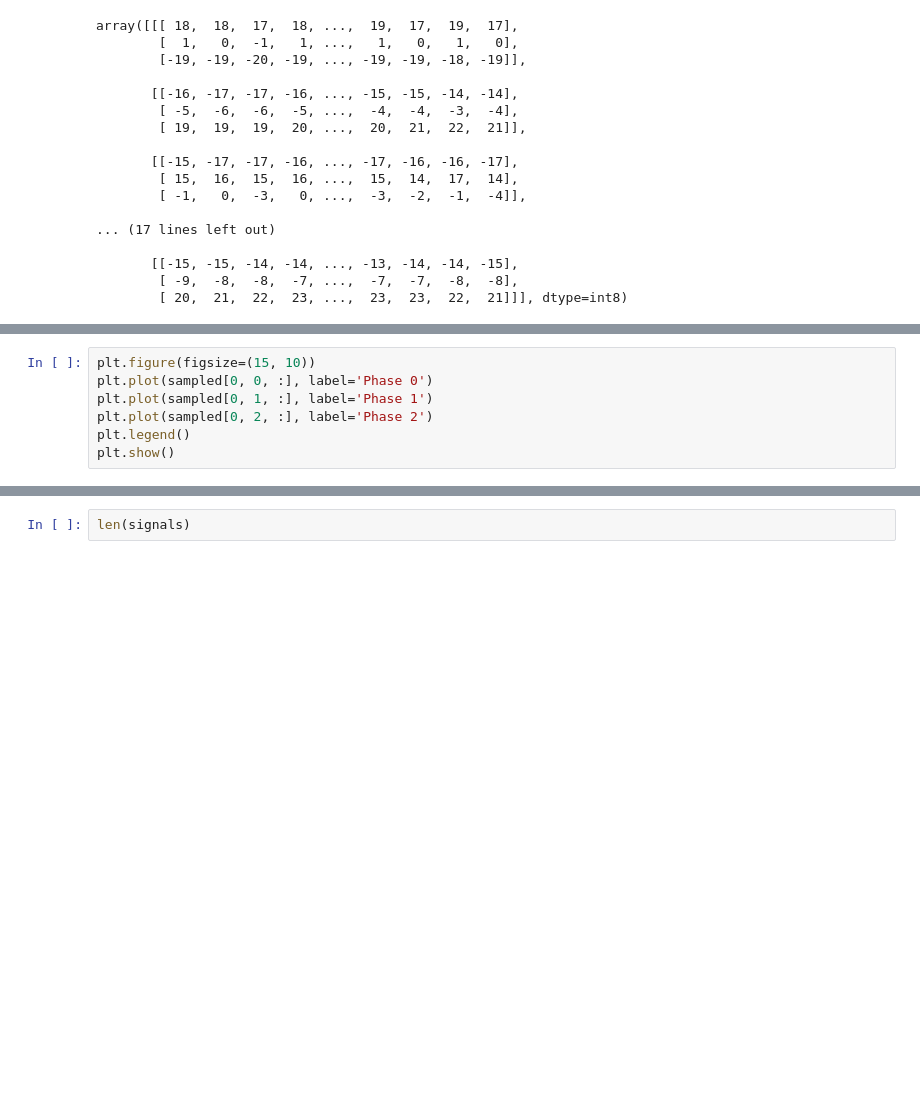
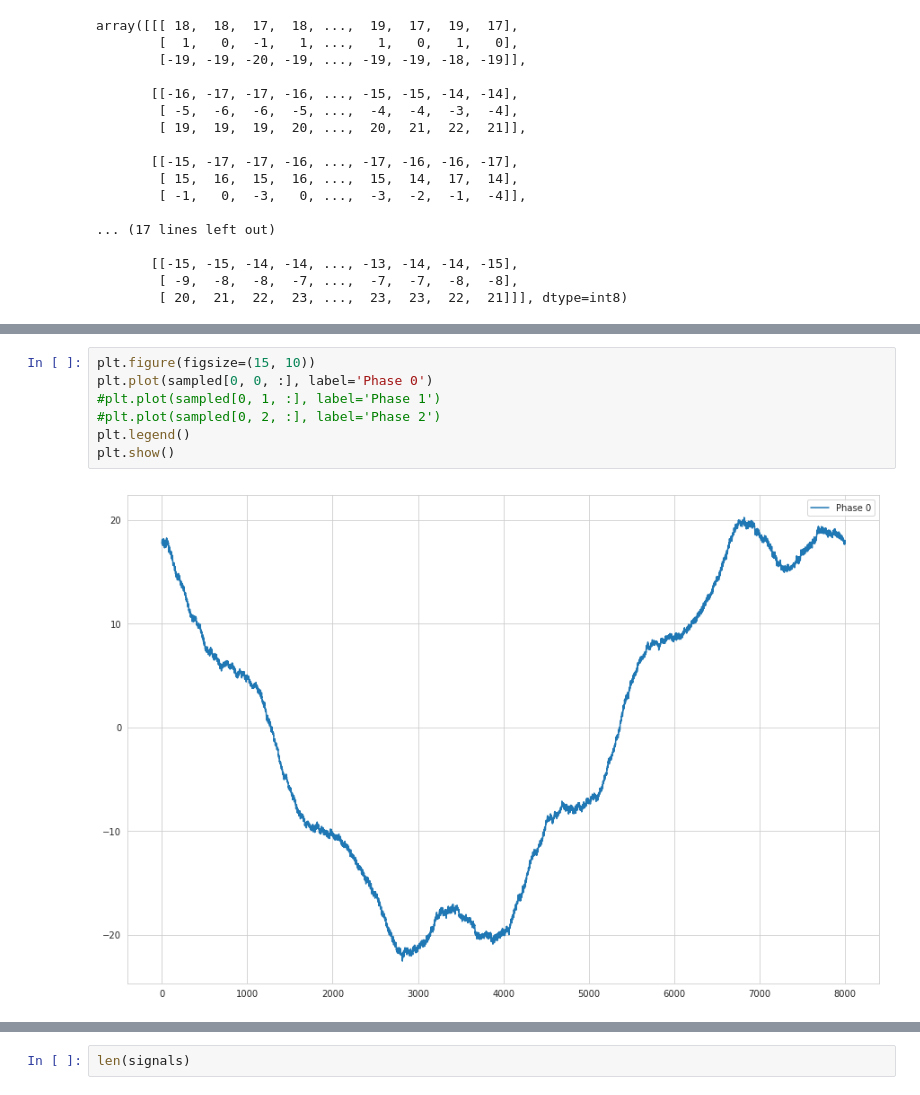
Before and after one commit to jamesdietle/Kaggle2019, a Jupyter notebook: VSB-Signal-Voltage/VSB-Dataloader-ImageCreater.ipynb, the cells around one changed output, grey strips where cells are left out. Drawn from its saved outputs; the diff is of its cells as text; blank space fills up the shorter version.

```diff
--- a/VSB-Signal-Voltage/VSB-Dataloader-ImageCreater.ipynb
+++ b/VSB-Signal-Voltage/VSB-Dataloader-ImageCreater.ipynb
@@ -102,10 +100,12 @@ KeyboardInterrupt:
 # %%
 plt.figure(figsize=(15, 10))
 plt.plot(sampled[0, 0, :], label='Phase 0')
-plt.plot(sampled[0, 1, :], label='Phase 1')
-plt.plot(sampled[0, 2, :], label='Phase 2')
+#plt.plot(sampled[0, 1, :], label='Phase 1')
+#plt.plot(sampled[0, 2, :], label='Phase 2')
 plt.legend()
 plt.show()
+# %% [output]
+[figure, added]
 # %%
 plt.figure(figsize=(15, 10))
 plt.plot(signals[0, 0, :], label='Phase 0')
```
Also changed, not shown: parts of 2 cells of this notebook, 1 other file.
